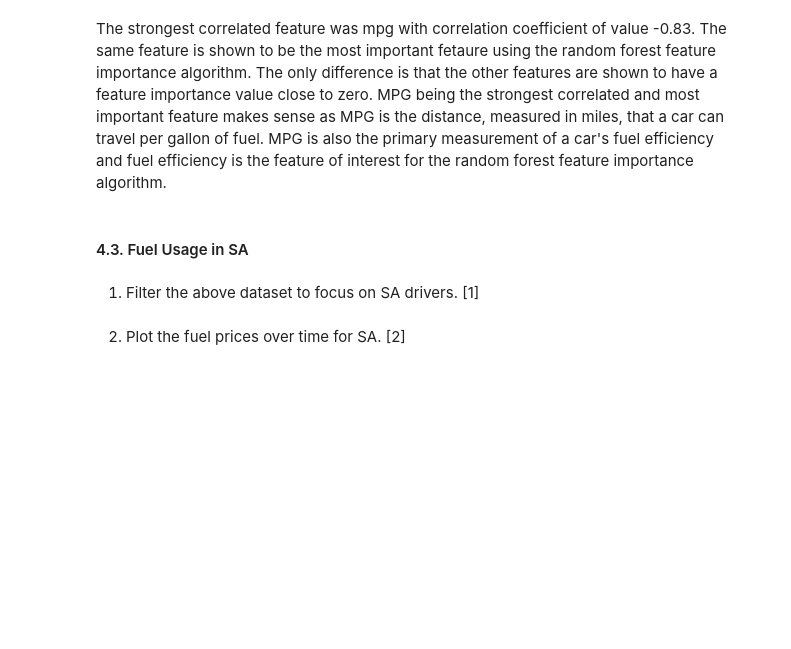
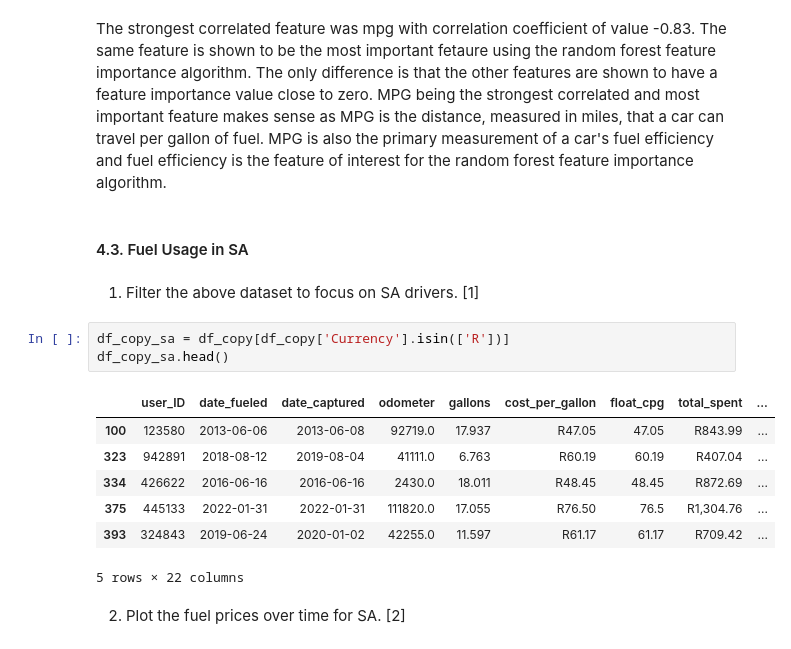
Before and after one commit to tarunaidoo/IDVE_Assignment1, a Jupyter notebook: Assignment1-Check.ipynb, the cells around one changed output. Drawn from its saved outputs; the diff is of its cells as text; blank space fills up the shorter version.

```diff
--- a/Assignment1-Check.ipynb
+++ b/Assignment1-Check.ipynb
@@ -1584,5 +1578,16 @@ The strongest correlated feature was mpg with correlation coefficient of value -
 #### 4.3. Fuel Usage in SA
 # %% [markdown]
 1. Filter the above dataset to focus on SA drivers. [1]
+# %%
+df_copy_sa = df_copy[df_copy['Currency'].isin(['R'])]
+df_copy_sa.head()
+# %% [output]
+|  | user_ID | date_fueled | date_captured | odometer | gallons | cost_per_gallon | float_cpg | total_spent | ... |
+| 100 | 123580 | 2013-06-06 | 2013-06-08 | 92719.0 | 17.937 | R47.05 | 47.05 | R843.99 | ... |
+| 323 | 942891 | 2018-08-12 | 2019-08-04 | 41111.0 | 6.763 | R60.19 | 60.19 | R407.04 | ... |
+| 334 | 426622 | 2016-06-16 | 2016-06-16 | 2430.0 | 18.011 | R48.45 | 48.45 | R872.69 | ... |
+| 375 | 445133 | 2022-01-31 | 2022-01-31 | 111820.0 | 17.055 | R76.50 | 76.5 | R1,304.76 | ... |
+| 393 | 324843 | 2019-06-24 | 2020-01-02 | 42255.0 | 11.597 | R61.17 | 61.17 | R709.42 | ... |
+5 rows × 22 columns
 # %% [markdown]
 2. Plot the fuel prices over time for SA. [2]
```
Also changed, not shown: parts of 31 cells of this notebook.
